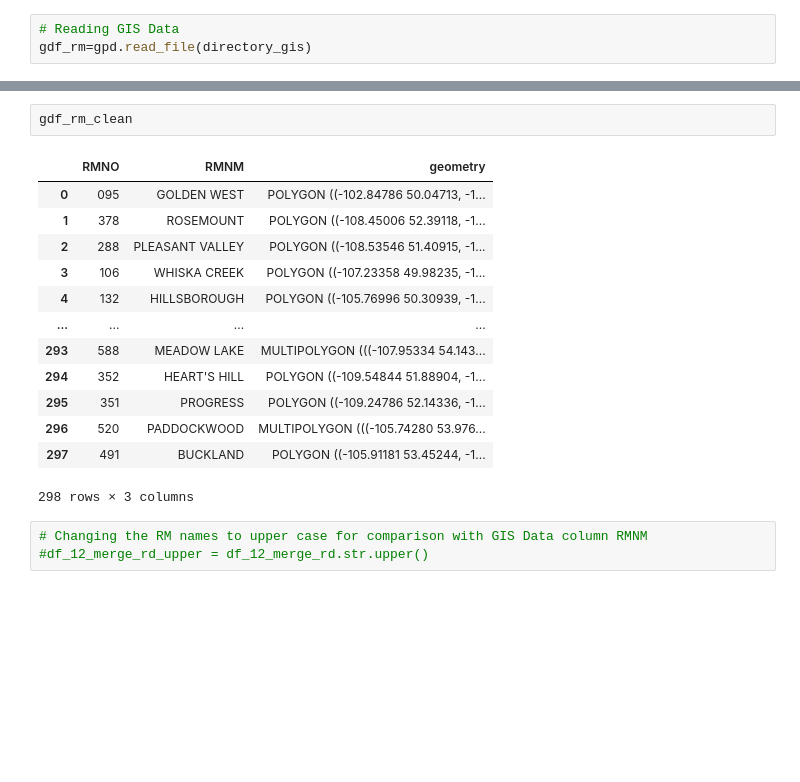
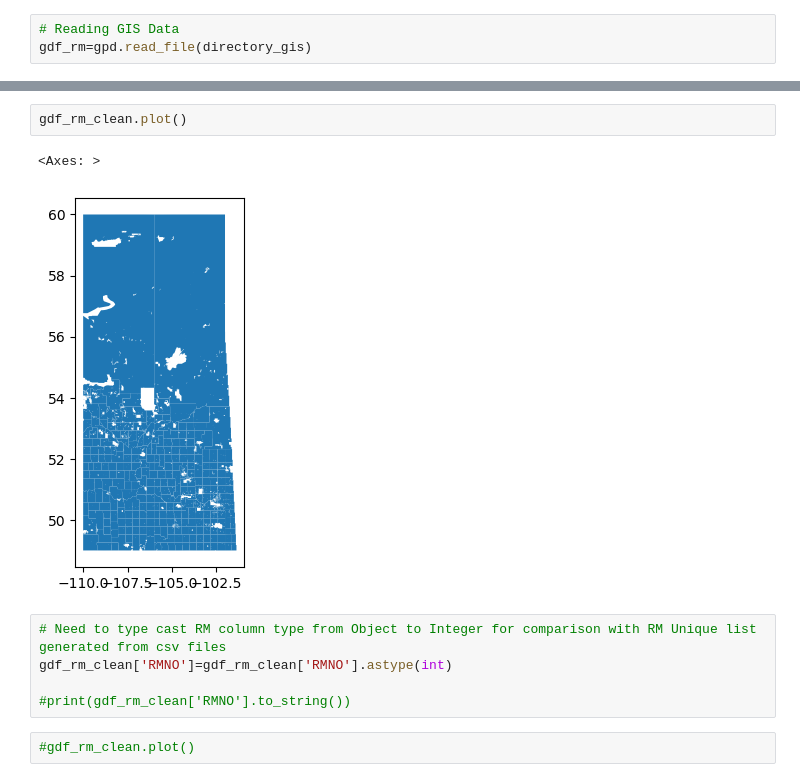
Before and after one commit to imranafsar/Palette_Cohort_6, a Jupyter notebook: Assignments/Assignment_1.ipynb, the cells around one changed output, grey strips where cells are left out. Drawn from its saved outputs; the diff is of its cells as text; blank space fills up the shorter version.

```diff
--- a/Assignments/Assignment_1.ipynb
+++ b/Assignments/Assignment_1.ipynb
@@ -149,19 +192,12 @@ gdf_rm_clean=gdf_rm_clean.to_crs(4326)
 # %%
-gdf_rm_clean
+gdf_rm_clean.plot()
 # %% [output]
-|  | RMNO | RMNM | geometry |
-| 0 | 095 | GOLDEN WEST | POLYGON ((-102.84786 50.04713, -1... |
-| 1 | 378 | ROSEMOUNT | POLYGON ((-108.45006 52.39118, -1... |
-| 2 | 288 | PLEASANT VALLEY | POLYGON ((-108.53546 51.40915, -1... |
-| 3 | 106 | WHISKA CREEK | POLYGON ((-107.23358 49.98235, -1... |
-| 4 | 132 | HILLSBOROUGH | POLYGON ((-105.76996 50.30939, -1... |
-| ... | ... | ... | ... |
-| 293 | 588 | MEADOW LAKE | MULTIPOLYGON (((-107.95334 54.143... |
-| 294 | 352 | HEART'S HILL | POLYGON ((-109.54844 51.88904, -1... |
-| 295 | 351 | PROGRESS | POLYGON ((-109.24786 52.14336, -1... |
-| 296 | 520 | PADDOCKWOOD | MULTIPOLYGON (((-105.74280 53.976... |
-| 297 | 491 | BUCKLAND | POLYGON ((-105.91181 53.45244, -1... |
-298 rows × 3 columns
+<Axes: >
+[figure, added]
-# %%
-# Changing the RM names to upper case for comparison with GIS Data column RMNM
-#df_12_merge_rd_upper = df_12_merge_rd.str.upper()
+# %%
+# Need to type cast RM column type from Object to Integer for comparison with RM Unique list generated from csv files
+gdf_rm_clean['RMNO']=gdf_rm_clean['RMNO'].astype(int)
+
+#print(gdf_rm_clean['RMNO'].to_string())
+# %%
+#gdf_rm_clean.plot()
```
Also changed, not shown: parts of 26 cells of this notebook.
